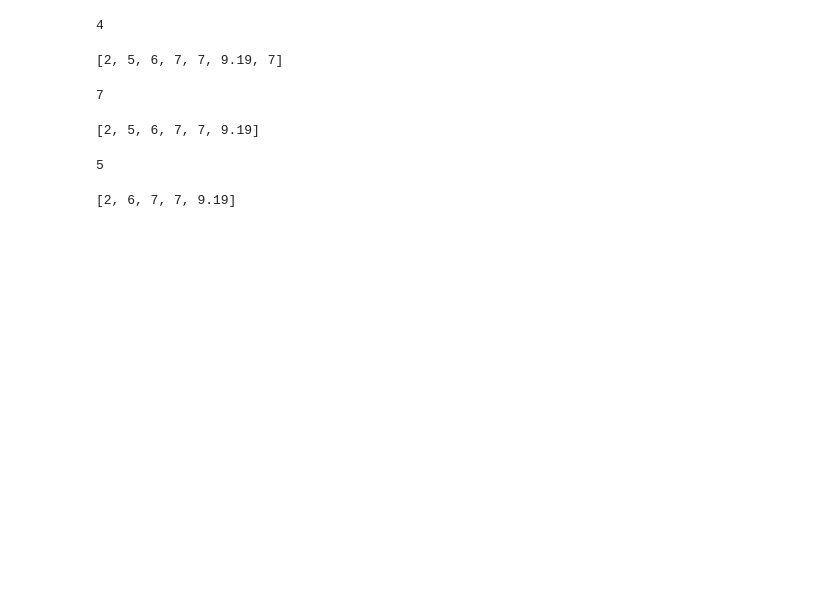
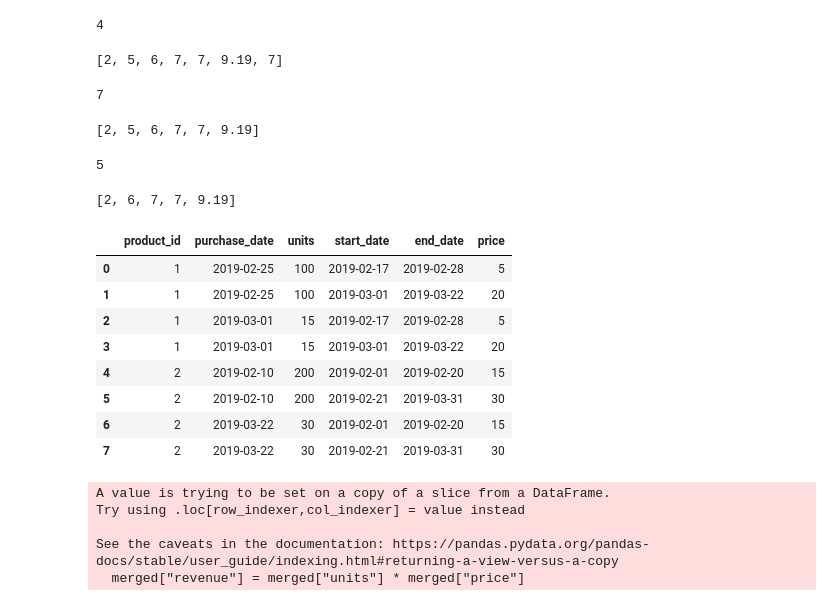
Before and after one commit to Riteshpcs1994/data_science_interview, a Jupyter notebook: coding/pandas_practise.ipynb, the cells around one changed output. Cells and saved outputs as stored; diff of their text form; code cells hidden in the pictures; blank space fills up the shorter version.

```diff
--- a/coding/pandas_practise.ipynb
+++ b/coding/pandas_practise.ipynb
@@ -294,3 +294,47 @@ list1.pop(1)
 list1
 # %% [output]
 [2, 6, 7, 7, 9.19]
+# %%
+import pandas as pd
+
+# Prices table
+Prices = pd.DataFrame({
+    "product_id": [1, 1, 2, 2],
+    "start_date": pd.to_datetime(["2019-02-17", "2019-03-01", "2019-02-01", "2019-02-21"]),
+    "end_date": pd.to_datetime(["2019-02-28", "2019-03-22", "2019-02-20", "2019-03-31"]),
+    "price": [5, 20, 15, 30]
+})
+
+# UnitsSold table
+UnitsSold = pd.DataFrame({
+    "product_id": [1, 1, 2, 2],
+    "purchase_date": pd.to_datetime(["2019-02-25", "2019-03-01", "2019-02-10", "2019-03-22"]),
+    "units": [100, 15, 200, 30]
+})
+# %%
+merged = UnitsSold.merge(Prices, on="product_id", how="left")
+# %%
+merged
+# %% [output]
+|  | product_id | purchase_date | units | start_date | end_date | price |
+| 0 | 1 | 2019-02-25 | 100 | 2019-02-17 | 2019-02-28 | 5 |
+| 1 | 1 | 2019-02-25 | 100 | 2019-03-01 | 2019-03-22 | 20 |
+| 2 | 1 | 2019-03-01 | 15 | 2019-02-17 | 2019-02-28 | 5 |
+| 3 | 1 | 2019-03-01 | 15 | 2019-03-01 | 2019-03-22 | 20 |
+| 4 | 2 | 2019-02-10 | 200 | 2019-02-01 | 2019-02-20 | 15 |
+| 5 | 2 | 2019-02-10 | 200 | 2019-02-21 | 2019-03-31 | 30 |
+| 6 | 2 | 2019-03-22 | 30 | 2019-02-01 | 2019-02-20 | 15 |
+| 7 | 2 | 2019-03-22 | 30 | 2019-02-21 | 2019-03-31 | 30 |
+# %%
+merged = merged[
+    (merged["purchase_date"] >= merged["start_date"]) &
+    (merged["purchase_date"] <= merged["end_date"])
+]
+
+merged["revenue"] = merged["units"] * merged["price"]
+# %% [output]
+A value is trying to be set on a copy of a slice from a DataFrame.
+Try using .loc[row_indexer,col_indexer] = value instead
+
+See the caveats in the documentation: https://pandas.pydata.org/pandas-docs/stable/user_guide/indexing.html#returning-a-view-versus-a-copy
+  merged["revenue"] = merged["units"] * merged["price"]
```
Also changed, not shown: parts of 3 cells of this notebook, 4 other files.
